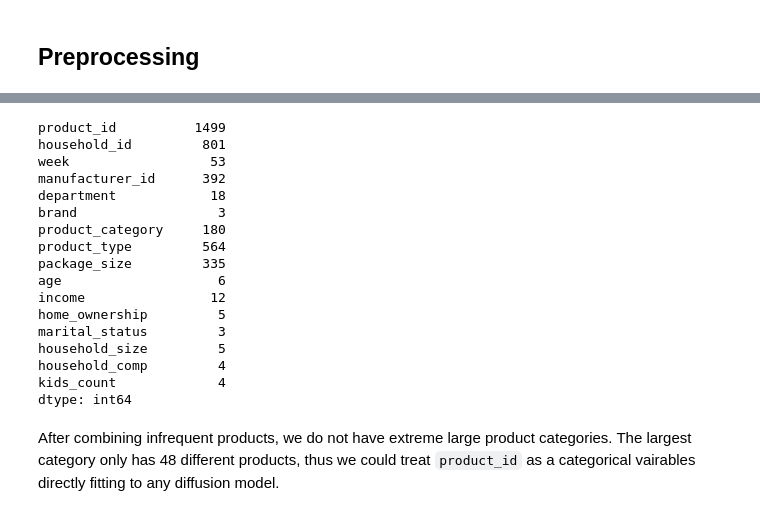
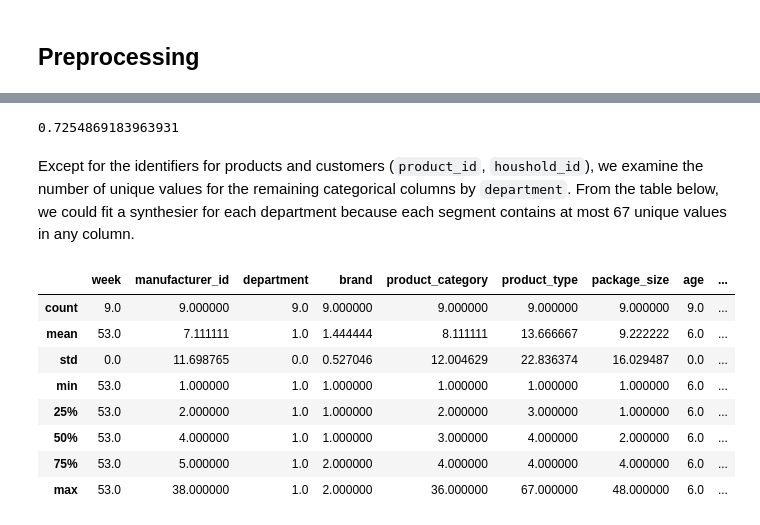
Before and after one commit to YuXia-SR/syncomp, a Jupyter notebook: notebooks/experiment_plan.ipynb, the cells around one changed output, grey strips where cells are left out. Saved outputs shown, nothing was run; the diff lists cells and outputs as text; code cells hidden in the pictures.

```diff
--- a/notebooks/experiment_plan.ipynb
+++ b/notebooks/experiment_plan.ipynb
@@ -99,23 +93,19 @@ Categorical columns contain various identifiers, product hierarchy and customer
+# %%
+train_data.query('product_id == "-1"').shape[0] / train_data.shape[0]
+# %% [output]
+0.7254869183963931
+# %% [markdown]
+Except for the identifiers for products and customers (`product_id`, `houshold_id`), we examine the number of unique values for the remaining categorical columns by `department`. From the table below, we could fit a synthesier for each department because each segment contains at most 67 unique values in any column.
 # %%
-categorical_columns = train_data.select_dtypes(include='object').columns
-train_data[categorical_columns].nunique()
+str_columns = train_data.select_dtypes(include='object').columns
+train_data.groupby(["department"])[str_columns].nunique().describe()
 # %% [output]
-product_id          1499
-household_id         801
-week                  53
-manufacturer_id      392
-department            18
-brand                  3
-product_category     180
-product_type         564
-package_size         335
-age                    6
-income                12
-home_ownership         5
-marital_status         3
-household_size         5
-household_comp         4
-kids_count             4
-dtype: int64
+|  | week | manufacturer_id | department | brand | product_category | product_type | package_size | age | ... |
+| count | 9.0 | 9.000000 | 9.0 | 9.000000 | 9.000000 | 9.000000 | 9.000000 | 9.0 | ... |
+| mean | 53.0 | 7.111111 | 1.0 | 1.444444 | 8.111111 | 13.666667 | 9.222222 | 6.0 | ... |
+| std | 0.0 | 11.698765 | 0.0 | 0.527046 | 12.004629 | 22.836374 | 16.029487 | 0.0 | ... |
+| min | 53.0 | 1.000000 | 1.0 | 1.000000 | 1.000000 | 1.000000 | 1.000000 | 6.0 | ... |
+| 25% | 53.0 | 2.000000 | 1.0 | 1.000000 | 2.000000 | 3.000000 | 1.000000 | 6.0 | ... |
+| 50% | 53.0 | 4.000000 | 1.0 | 1.000000 | 3.000000 | 4.000000 | 2.000000 | 6.0 | ... |
+| 75% | 53.0 | 5.000000 | 1.0 | 2.000000 | 4.000000 | 4.000000 | 4.000000 | 6.0 | ... |
+| max | 53.0 | 38.000000 | 1.0 | 2.000000 | 36.000000 | 67.000000 | 48.000000 | 6.0 | ... |
-# %% [markdown]
-After combining infrequent products, we do not have extreme large product categories. The largest category only has 48 different products, thus we could treat `product_id` as a categorical vairables directly fitting to any diffusion model.
```
Also changed, not shown: parts of 14 cells of this notebook, 5 other files.
